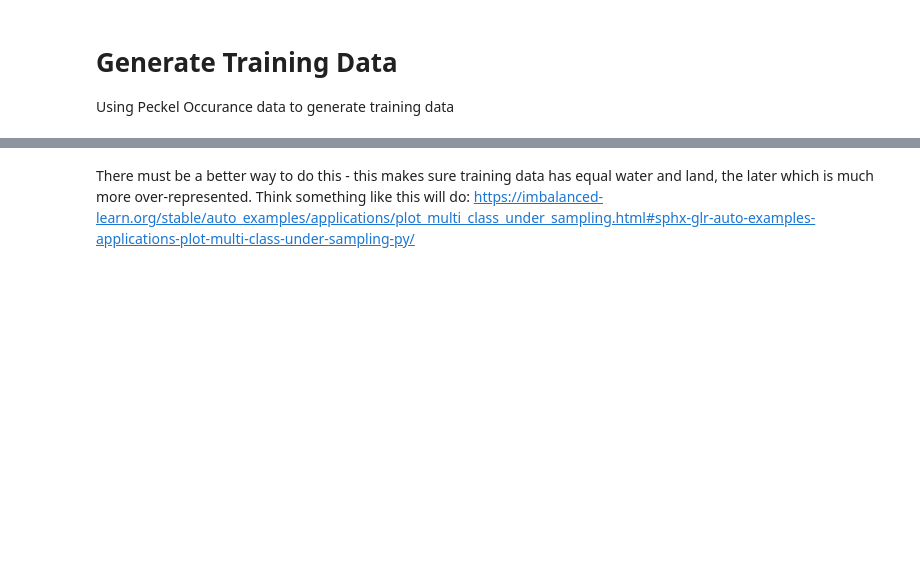
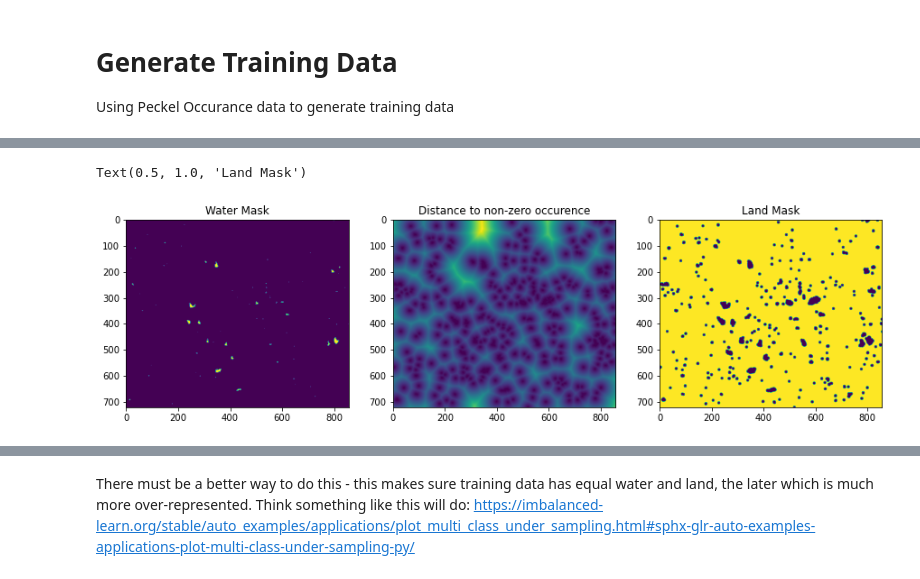
Before and after one commit to OPERA-Cal-Val/DSWx-Jupyter-Validation-Dataset-Generation, a Jupyter notebook: 1_Classification_Multiscale_Superpixels_with_Peckel.ipynb, the cells around one changed output, grey strips where cells are left out. Saved outputs shown, nothing was run; the diff lists cells and outputs as text; code cells hidden in the pictures; blank space fills up the shorter version.

```diff
--- a/1_Classification_Multiscale_Superpixels_with_Peckel.ipynb
+++ b/1_Classification_Multiscale_Superpixels_with_Peckel.ipynb
@@ -149,10 +177,10 @@ We are going to use the RGB image from above.
 get_segmentation_partial = lambda min_size: get_segmentation(rgb, min_size)
 segmentations = list(map(get_segmentation_partial, tqdm([5, 20, 50])))
 # %%
-X = segmentations[0].copy()
-X[mask] = 0
-#superpixel_labels_viz = label2rgb(X, bg_label=0)
-#plt.imshow(superpixel_labels_viz)
+# X = segmentations[0].copy()
+# X[mask] = 0
+# superpixel_labels_viz = label2rgb(X, bg_label=0)
+# plt.imshow(superpixel_labels_viz)
 # %% [markdown]
 Below would be used to save the segments to a vector file. It takes some time and the segments can be approximately ~1 GB.
 # %%
@@ -254,7 +293,7 @@ with rasterio.open(out_class_dir / f'occurence_c{index}.tif', 'w', **p_occ) as d
 # %%
 from scipy import ndimage
 
-OCC_MIN = 30
+OCC_MIN = 20
 DIST_TO_EXTENT = 5
 
 water_ind = (X_occ >= OCC_MIN)
@@ -265,16 +304,19 @@ water_dist = ndimage.distance_transform_edt(water_extent_arr)
 
 land_ind = water_dist > DIST_TO_EXTENT
 # %%
-# fig, ax = plt.subplots(1, 3, figsize=(15,5))
+fig, ax = plt.subplots(1, 3, figsize=(15,5))
 
-# ax[0].imshow(water_ind)
-# ax[0].set_title('Water Mask')
+ax[0].imshow(water_ind)
+ax[0].set_title('Water Mask')
 
-# ax[1].imshow(water_dist)
-# ax[1].set_title('Distance to non-zero occurence')
+ax[1].imshow(water_dist)
+ax[1].set_title('Distance to non-zero occurence')
 
-# ax[2].imshow(land_ind)
-# ax[2].set_title('Land Mask')
+ax[2].imshow(land_ind)
+ax[2].set_title('Land Mask')
+# %% [output]
+Text(0.5, 1.0, 'Land Mask')
+[figure, added]
 # %%
 training_data_4326 = np.zeros(X_occ.shape) * np.nan
 training_data_4326[land_ind] = 2
```
Also changed, not shown: parts of 44 cells of this notebook, 7 other files.
